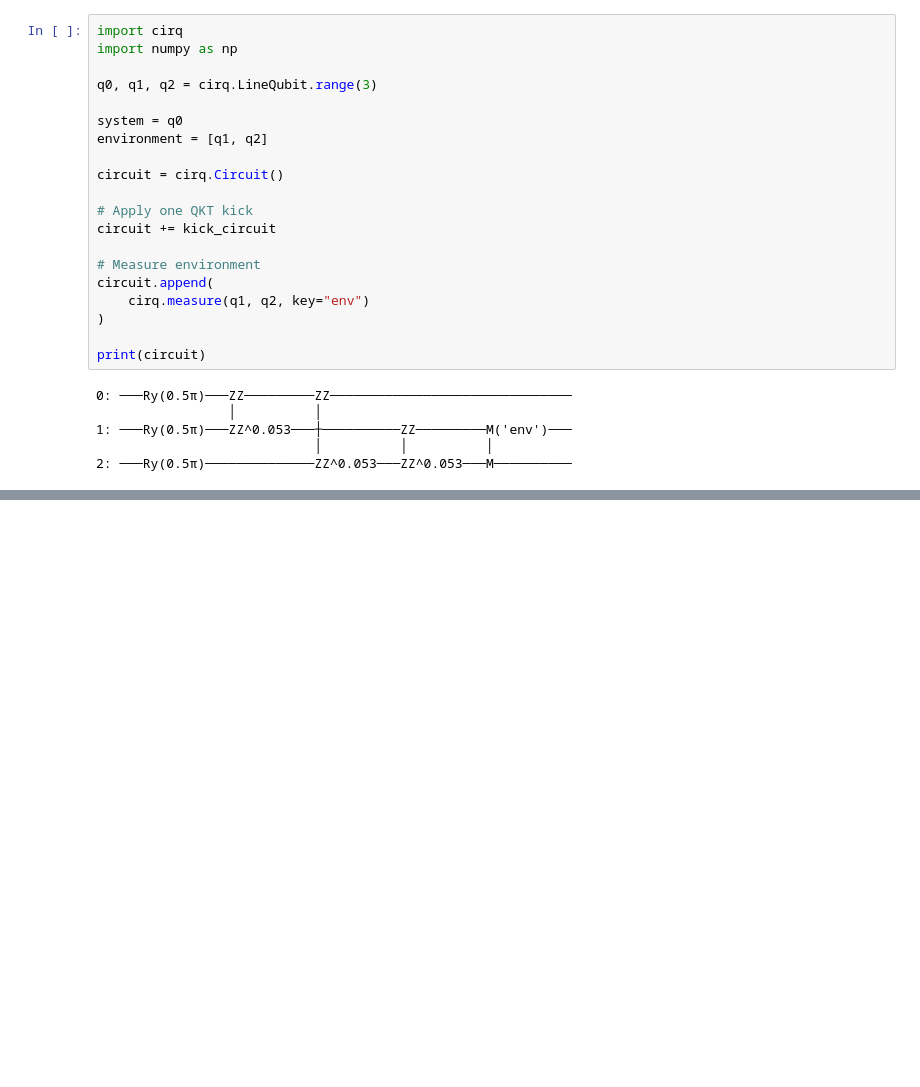
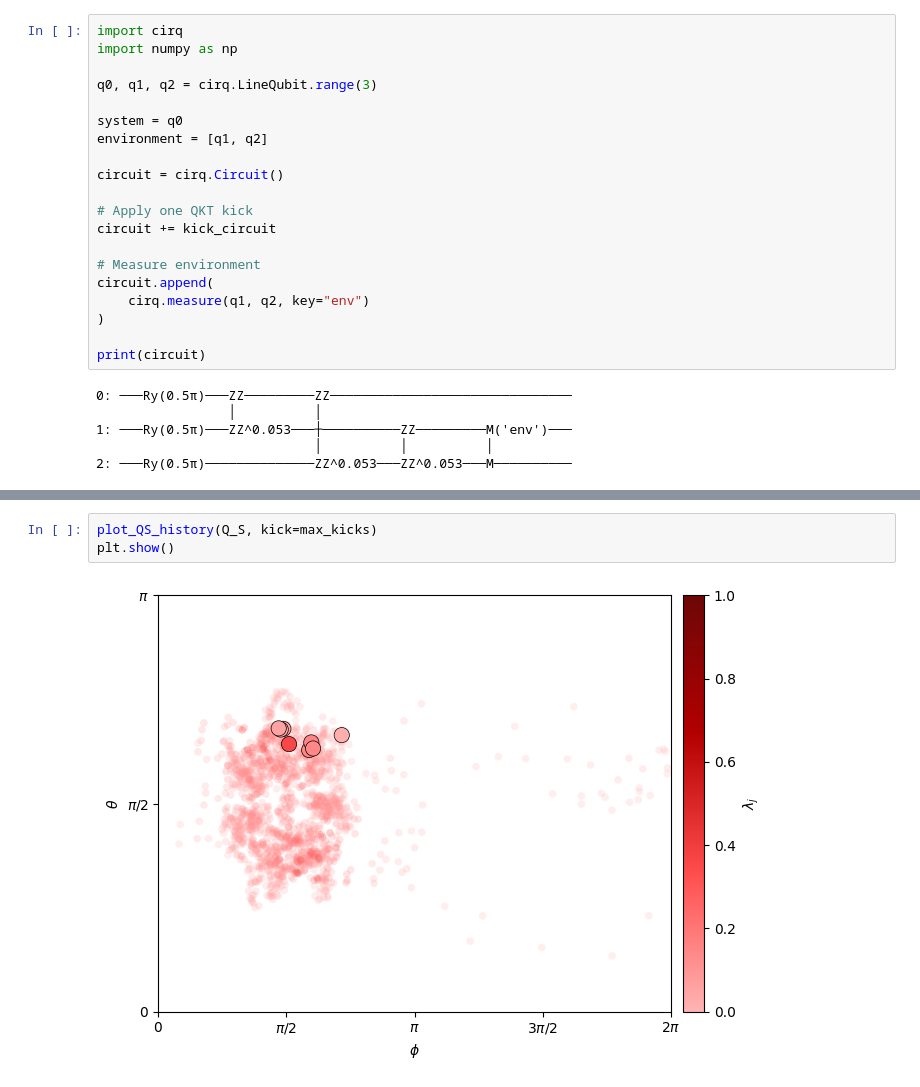
Before and after one commit to Kommmi/Qaos, a Jupyter notebook: QuantumCircuits.ipynb, the cells around one changed output, grey strips where cells are left out. Drawn from its saved outputs; the diff is of its cells as text; blank space fills up the shorter version.

```diff
--- a/QuantumCircuits.ipynb
+++ b/QuantumCircuits.ipynb
@@ -956,0 +1334,5 @@ Q_S
+# %%
+plot_QS_history(Q_S, kick=max_kicks)
+plt.show()
+# %% [output]
+[figure, added]
```
Also changed, not shown: parts of 10 cells of this notebook.
